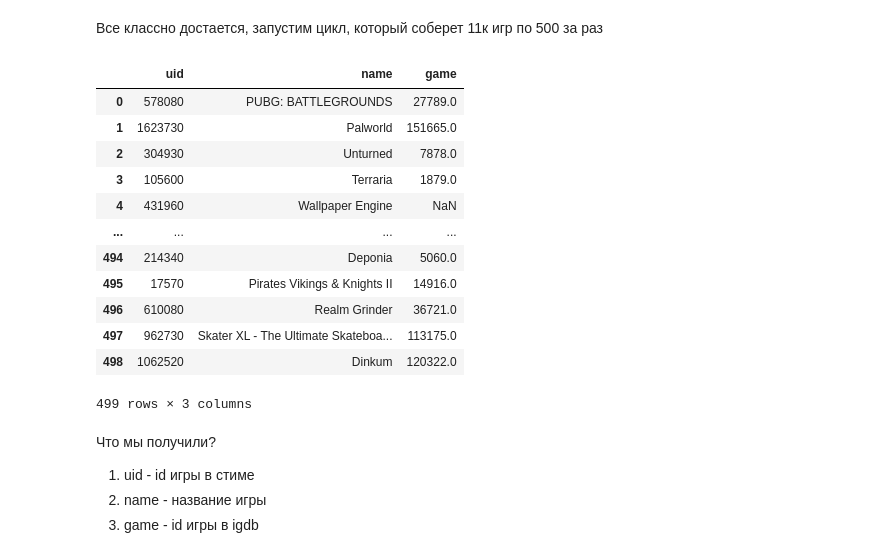
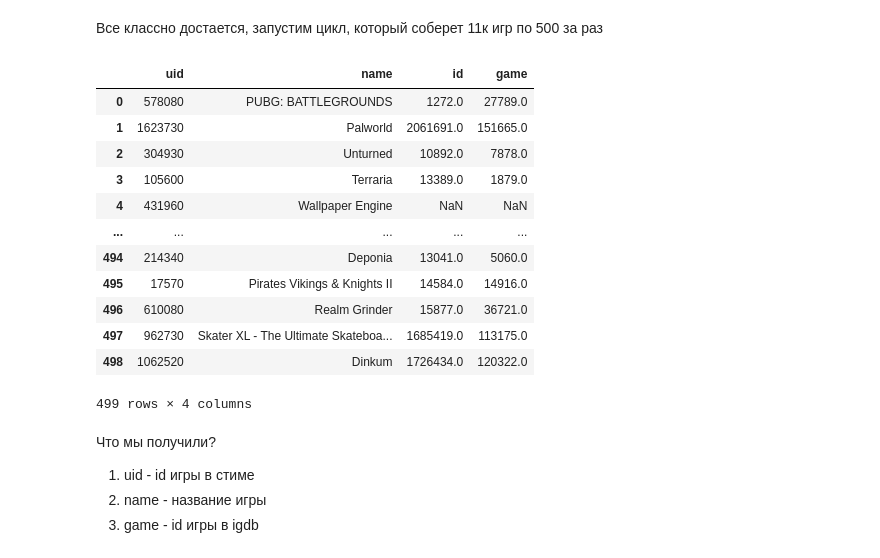
Before and after one commit to ylevennn/smadimo-gp-2, a Jupyter notebook: src/api/igdb.ipynb, the cells around one changed output. Drawn from its saved outputs; the diff is of its cells as text; code cells hidden in the pictures.

```diff
--- a/src/api/igdb.ipynb
+++ b/src/api/igdb.ipynb
@@ -117,36 +115,35 @@ out
 # %%
 indie = indie.head(11_000).copy()
 all = []
 
 for i in range(0, len(indie), 500):
     ids = indie['uid'].iloc[i:i+500].astype(str).tolist()
     uids = '"' + '","'.join(ids) + '"'
 
     data = f'fields uid,game; where external_game_source = 1 & uid = ({uids}); limit 500;'
     request_games_steam = requests.post('https://api.igdb.com/v4/external_games', headers={'Client-ID': igdb_id, 'Authorization': f'Bearer {access_token}'}, data=data)
     res = request_games_steam.json()
 
     all += res
 map_df = pd.DataFrame(all)
-map_df = map_df[["uid", "game"]].drop_duplicates("uid")
-map_df["uid"] = map_df["uid"].astype(int)
+map_df['uid'] = map_df['uid'].astype(int)
 
-out = indie.merge(map_df, on="uid", how="left")
+out = indie.merge(map_df, on='uid', how ='left')
 out
 # %% [output]
-|  | uid | name | game |
-| 0 | 578080 | PUBG: BATTLEGROUNDS | 27789.0 |
-| 1 | 1623730 | Palworld | 151665.0 |
-| 2 | 304930 | Unturned | 7878.0 |
-| 3 | 105600 | Terraria | 1879.0 |
-| 4 | 431960 | Wallpaper Engine | NaN |
-| ... | ... | ... | ... |
-| 494 | 214340 | Deponia | 5060.0 |
-| 495 | 17570 | Pirates Vikings & Knights II | 14916.0 |
-| 496 | 610080 | Realm Grinder | 36721.0 |
-| 497 | 962730 | Skater XL - The Ultimate Skateboa... | 113175.0 |
-| 498 | 1062520 | Dinkum | 120322.0 |
+|  | uid | name | id | game |
+| 0 | 578080 | PUBG: BATTLEGROUNDS | 1272.0 | 27789.0 |
+| 1 | 1623730 | Palworld | 2061691.0 | 151665.0 |
+| 2 | 304930 | Unturned | 10892.0 | 7878.0 |
+| 3 | 105600 | Terraria | 13389.0 | 1879.0 |
+| 4 | 431960 | Wallpaper Engine | NaN | NaN |
+| ... | ... | ... | ... | ... |
+| 494 | 214340 | Deponia | 13041.0 | 5060.0 |
+| 495 | 17570 | Pirates Vikings & Knights II | 14584.0 | 14916.0 |
+| 496 | 610080 | Realm Grinder | 15877.0 | 36721.0 |
+| 497 | 962730 | Skater XL - The Ultimate Skateboa... | 1685419.0 | 113175.0 |
+| 498 | 1062520 | Dinkum | 1726434.0 | 120322.0 |
-499 rows × 3 columns
+499 rows × 4 columns
 # %% [markdown]
 Что мы получили?
 1) uid - id игры в стиме
```
Also changed, not shown: parts of 14 cells of this notebook, 7 other files.
